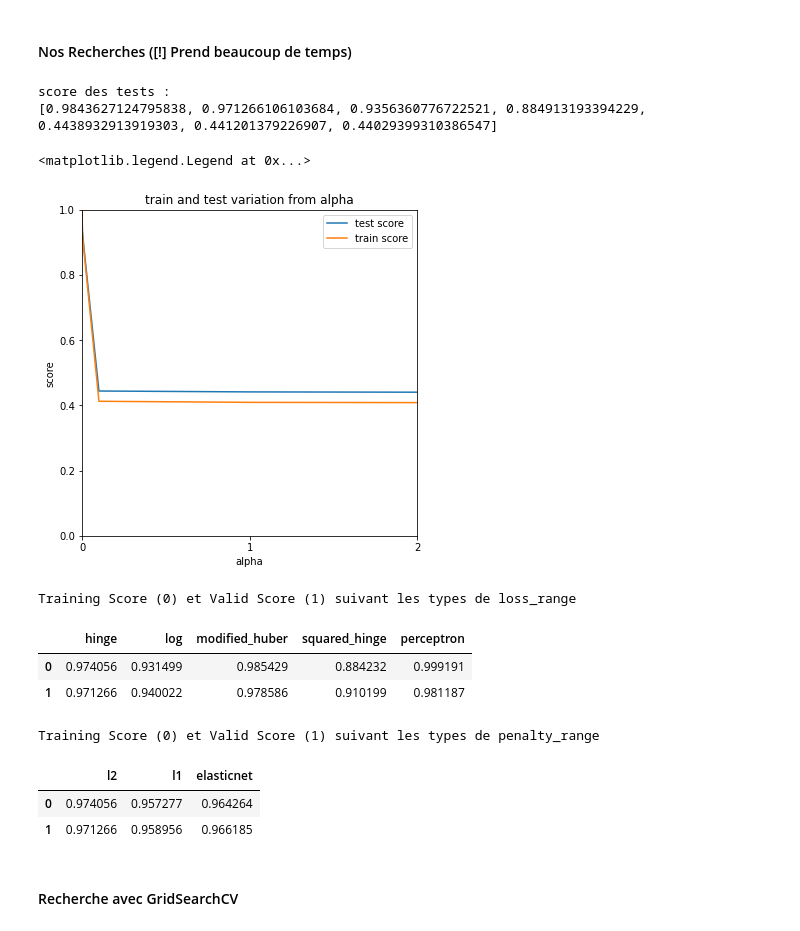
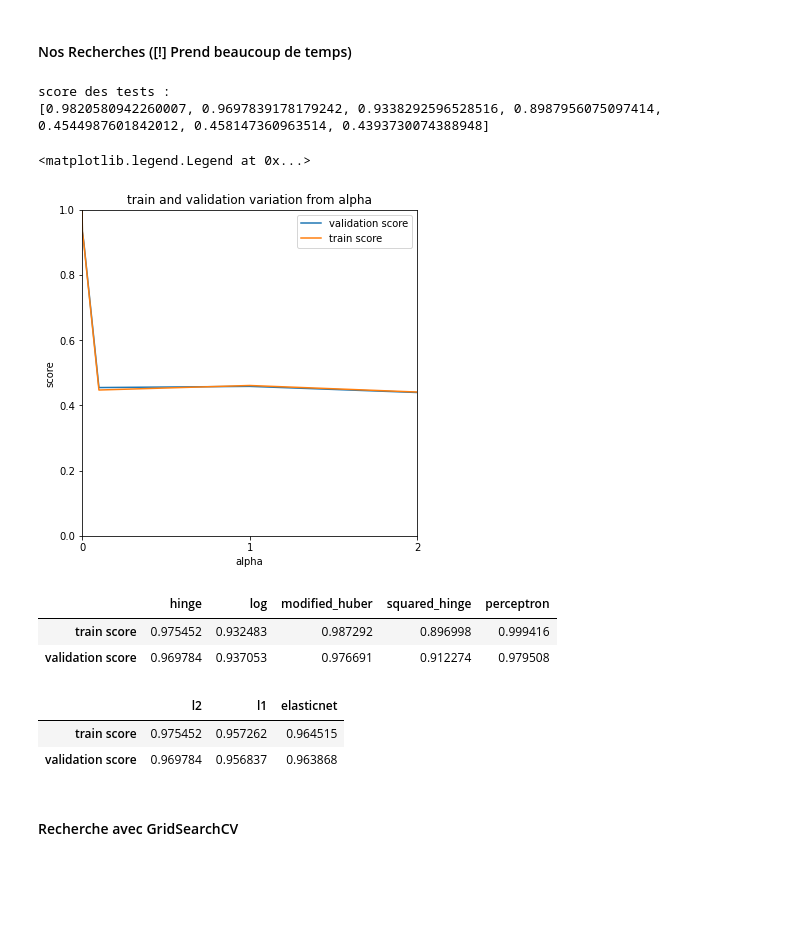
Before and after one commit to kilca/AI-CodingLanguage-Recognition, a Jupyter notebook: IAPA-Projet.ipynb, the cells around one changed output. Saved outputs shown, nothing was run; the diff lists cells and outputs as text; code cells hidden in the pictures; blank space fills up the shorter version.

```diff
--- a/IAPA-Projet.ipynb
+++ b/IAPA-Projet.ipynb
@@ -42,24 +70,13 @@ len_cond = [True if 20<=len(s)<=10000 else False for s in data['content']]
 data = data[len_cond]
 
 # Filtrer
-lang = ['js', 'java', 'php', 'py', 'c', 'sh', 'cpp', 'swift']
+lang = ['js','cs', 'java', 'php', 'py', 'c', 'sh', 'cpp', 'swift']
 data = data[data['lang'].isin(lang)]
 
 data_trim= pd.DataFrame(data=data)
 
-'''
-for l in lang:
-    lang_trim = data[data['lang'] ==l].sample(50000,random_state = 100)
-    data_trim = data_trim.append(lang_trim)
-'''
 # Melanger
 print(data.shape)
 data_shuffle = data_trim.sample(frac=1)
-
-maxim = data_shuffle.shape[0]
-percent = 0.8
-part = int(maxim*percent)
-train = data_shuffle[0:part]
-valid = data_shuffle[part:maxim]
 # %% [output]
 (681919, 2)
@@ -67,3 +84,20 @@ valid = data_shuffle[part:maxim]
+# %%
+def load_subSets(X, ratio_train, ratio_valid):
+    ratio_test = 1 - ratio_train - ratio_valid #
+    assert(ratio_test>0)
+    Ntot   = X.shape[0]
+    Ntrain = int(ratio_train*Ntot)
+    Nvalid = int(ratio_valid*Ntot)
+    Ntest  = Ntot - Ntrain - Nvalid
+    train = X[0: Ntrain].copy()
+    valid = X[Ntrain:Ntrain+Nvalid].copy() # X[-Ntest:] est equivalent
+    test  = X[-Ntest:].copy()
+    return train, valid, test
+
+ratio_train = 0.6
+ratio_valid = 0.3
+
+train, valid, test = load_subSets(data_shuffle, ratio_train, ratio_valid)
 # %%
 print("taille du training : ",train.shape[0])
 print("taille du validation : ",valid.shape[0])
@@ -142,7 +180,7 @@ import time
 
 names = [
         "SGD Classif",
-        "MultiBayes"
+        "MultiBayes",
         "AdaBoost",
         "RBF SVM",
          "Decision Tree",
@@ -150,9 +188,7 @@ names = [
 ]
 
 classifiers = [
-    SGDClassifier(loss='hinge', penalty='l2',
-                      alpha=1e-3, random_state=42,
-                      max_iter=5, tol=None),#good
+    SGDClassifier(max_iter=5, tol=None, alpha=0.001),#good
     MultinomialNB(),#good
     AdaBoostClassifier(n_estimators=5),# ok
     SVC(gamma=2, C=1, max_iter=8),#ok tres long
@@ -176,7 +212,7 @@ for name, clff in zip(names, classifiers):
     clf.fit(train["content"],train["lang"])
     score = clf.score(train["content"], train["lang"])
     trainScore.append(clf.score(train["content"],train["lang"]))
-    validScore.append(clf.score(valid["content"],valid["lang"]))
+    validScore.append(clf.score(test["content"],test["lang"]))
     i = i+1
 
 
@@ -184,6 +220,6 @@ t1 = time.time()
 total = t1-t0
 print("duration : ",total)
 data= [trainScore, validScore]
-ptable = pd.DataFrame(data, columns=names)
+ptable = pd.DataFrame(data, columns=names,index=["train score","test score"])
 display(ptable)
 # %% [output]
@@ -221,37 +248,37 @@ alpha_range = [0.00001,0.0001,0.001,0.01,0.1,1.0,2.0]
 trainList = []
 testList = []
 
 for A in alpha_range:
     clf = Pipeline([
         ('vect', CountVectorizer()),
         ('tfidf', TfidfTransformer()),
         ('clf', SGDClassifier(loss='hinge', penalty='l2',
                         random_state=42,alpha=A,
                           max_iter=5, tol=None)),
     ])
 
     clf = clf.fit(train["content"],train["lang"])
     trainList.append(clf.score(train["content"],train["lang"]))
     testList.append(clf.score(valid["content"],valid["lang"]))
 
 print("score des tests :")
 print(testList)
 
 fig, ax = plt.subplots(1, 1, figsize=(6, 6))
 plt.xlim(0,2)
 ax.set_ylim([0,1])
 plt.xticks(range(0,3))
-ax.set_title('train and test variation from alpha');
+ax.set_title('train and validation variation from alpha');
 plt.xlabel('alpha')
 plt.ylabel('score')
-ax.plot(alpha_range,testList, label="test score")
+ax.plot(alpha_range,testList, label="validation score")
 ax.plot(alpha_range,trainList, label="train score")
 ax.legend()
 # %% [output]
 score des tests :
-[0.9843627124795838, 0.971266106103684, 0.9356360776722521, 0.884913193394229, 0.4438932913919303, 0.441201379226907, 0.44029399310386547]
+[0.9820580942260007, 0.9697839178179242, 0.9338292596528516, 0.8987956075097414, 0.4544987601842012, 0.458147360963514, 0.4393730074388948]
 <matplotlib.legend.Legend at 0x...>
-[figure, old version]
+[figure, new version]
 # %%
 #Loss
 loss_range = ['hinge','log','modified_huber','squared_hinge','perceptron']
@@ -273,14 +300,12 @@ for L in loss_range:
     trainList.append(clf.score(train["content"],train["lang"]))
     testList.append(clf.score(valid["content"],valid["lang"]))
 
-ptable = pd.DataFrame([trainList,testList], columns=loss_range)
-print("Training Score (0) et Valid Score (1) suivant les types de loss_range")
+ptable = pd.DataFrame([trainList,testList], columns=loss_range,index=["train score","validation score"])
 display(ptable)
 # %% [output]
-Training Score (0) et Valid Score (1) suivant les types de loss_range
 |  | hinge | log | modified_huber | squared_hinge | perceptron |
-| 0 | 0.974056 | 0.931499 | 0.985429 | 0.884232 | 0.999191 |
-| 1 | 0.971266 | 0.940022 | 0.978586 | 0.910199 | 0.981187 |
+| train score | 0.975452 | 0.932483 | 0.987292 | 0.896998 | 0.999416 |
+| validation score | 0.969784 | 0.937053 | 0.976691 | 0.912274 | 0.979508 |
 # %%
 #Penalty
 
@@ -302,14 +327,12 @@ for P in penalty_range:
     trainList.append(clf.score(train["content"],train["lang"]))
     testList.append(clf.score(valid["content"],valid["lang"]))
 
-ptable = pd.DataFrame([trainList,testList], columns=penalty_range)
-print("Training Score (0) et Valid Score (1) suivant les types de penalty_range")
+ptable = pd.DataFrame([trainList,testList], columns=penalty_range,index=["train score","validation score"])
 display(ptable)
 # %% [output]
-Training Score (0) et Valid Score (1) suivant les types de penalty_range
 |  | l2 | l1 | elasticnet |
-| 0 | 0.974056 | 0.957277 | 0.964264 |
-| 1 | 0.971266 | 0.958956 | 0.966185 |
+| train score | 0.975452 | 0.957262 | 0.964515 |
+| validation score | 0.969784 | 0.956837 | 0.963868 |
 # %% [markdown]
 #### Recherche avec GridSearchCV
 # %%
```
Also changed, not shown: parts of 20 cells of this notebook.
